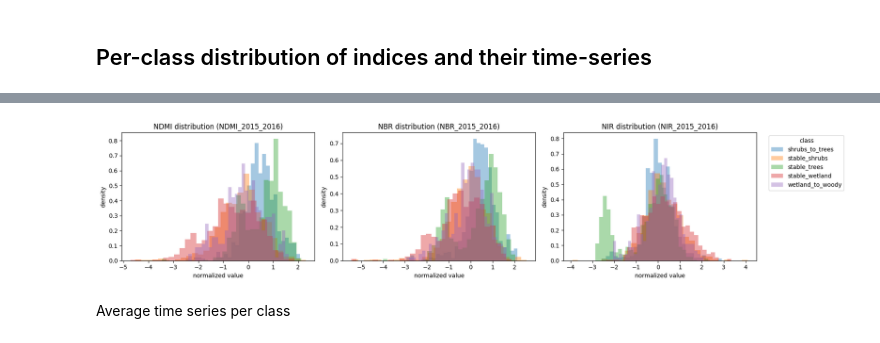
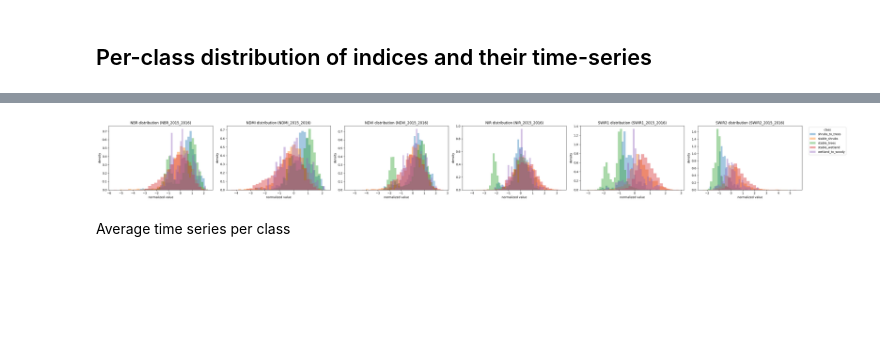
Before and after one commit to jjkiljanski/biebrza-shrub-encroachment-analysis, a Jupyter notebook: ml_model_training.ipynb, the cells around one changed output, grey strips where cells are left out. Saved outputs shown, nothing was run; the diff lists cells and outputs as text; code cells hidden in the pictures; blank space fills up the shorter version.

Commit message:
- New model with cleaned training data  - Added confusion matrices for summary functions

```diff
--- a/ml_model_training.ipynb
+++ b/ml_model_training.ipynb
@@ -772,13 +760,0 @@ plt.show()
-# %%
-cm_norm = cm.astype(float) / cm.sum(axis=1, keepdims=True)  # row-normalized
-
-fig, ax = plt.subplots(figsize=(6, 5))
-sns.heatmap(cm_norm, annot=True,
-            xticklabels=le.classes_,
-            yticklabels=le.classes_,
-            ax=ax)
-ax.set_xlabel('Predicted')
-ax.set_ylabel('True')
-ax.set_title('LSTM – Test Normalized Confusion Matrix')
-plt.tight_layout()
-plt.show()
@@ -788,41 +822,60 @@ plt.show()
 ## Per-class distribution of indices and their time-series
 # %%
 import matplotlib.pyplot as plt
+import re
 
-# Identify the last NDMI, NBR, NIR columns (latest time step)
-ndmi_cols = sorted([c for c in ts_cols if c.startswith('NDMI_')])
-nbr_cols  = sorted([c for c in ts_cols if c.startswith('NBR_')])
-nir_cols  = sorted([c for c in ts_cols if c.startswith('NIR_')])
+# ---------------------------------------------------
+# 1. Identify all index families and extract last time-step column
+# ---------------------------------------------------
 
-last_ndmi_col = ndmi_cols[-1]
-last_nbr_col  = nbr_cols[-1]
-last_nir_col  = nir_cols[-1]
+# extract index base name using regex (everything before the last "_<number>")
+def get_index_base(col):
+    m = col.split('_')
+    return m[0] if m else None
 
-print("Using columns:")
-print("  NDMI:", last_ndmi_col)
-print("  NBR :", last_nbr_col)
-print("  NIR :", last_nir_col)
+# group columns by index type
+index_groups = {}
+for col in ts_cols:
+    base = get_index_base(col)
+    if base:
+        index_groups.setdefault(base, []).append(col)
+
+# sort each group and select the last (latest) time-step column
+last_columns = {}
+for base, cols in index_groups.items():
+    cols_sorted = sorted(cols)     # NDVI_01, NDVI_02, ... NDVI_20
+    last_columns[base] = cols_sorted[-1]
+
+print("Latest columns per index:")
+for k, v in last_columns.items():
+    print(f"  {k}: {v}")
+
+# ---------------------------------------------------
+# 2. Prepare classes
+# ---------------------------------------------------
 
 classes = sorted(df_test_norm['class_str'].unique())
 
-# Histograms per class for each index
-fig, axes = plt.subplots(1, 3, figsize=(18, 4))
+# ---------------------------------------------------
+# 3. Make plots – one histogram per index family
+# ---------------------------------------------------
 
-for cls in classes:
-    subset = df_test_norm[df_test_norm['class_str'] == cls]
-    axes[0].hist(subset[last_ndmi_col], bins=30, alpha=0.4, label=cls, density=True)
-    axes[1].hist(subset[last_nbr_col],  bins=30, alpha=0.4, label=cls, density=True)
-    axes[2].hist(subset[last_nir_col],  bins=30, alpha=0.4, label=cls, density=True)
+num_indices = len(last_columns)
+fig, axes = plt.subplots(1, num_indices, figsize=(6 * num_indices, 4), squeeze=False)
+axes = axes[0]  # flatten
 
-axes[0].set_title(f'NDMI distribution ({last_ndmi_col})')
-axes[1].set_title(f'NBR distribution ({last_nbr_col})')
-axes[2].set_title(f'NIR distribution ({last_nir_col})')
+for ax, (index_name, col_name) in zip(axes, last_columns.items()):
+    for cls in classes:
+        subset = df_test_norm[df_test_norm['class_str'] == cls]
+        ax.hist(subset[col_name], bins=30, alpha=0.4, density=True, label=cls)
 
-for ax in axes:
+    ax.set_title(f'{index_name} distribution ({col_name})')
     ax.set_xlabel('normalized value')
     ax.set_ylabel('density')
 
-axes[2].legend(title='class', bbox_to_anchor=(1.05, 1), loc='upper left')
+# Put legend on the last plot
+axes[-1].legend(title="class", bbox_to_anchor=(1.05, 1), loc="upper left")
+
 plt.tight_layout()
 plt.show()
 # %% [output]
@@ -833,4 +889,4 @@ Using columns:
-[figure, old version]
+[figure, new version]
 # %% [markdown]
 Average time series per class
 # %%
```
Also changed, not shown: parts of 38 cells of this notebook.
